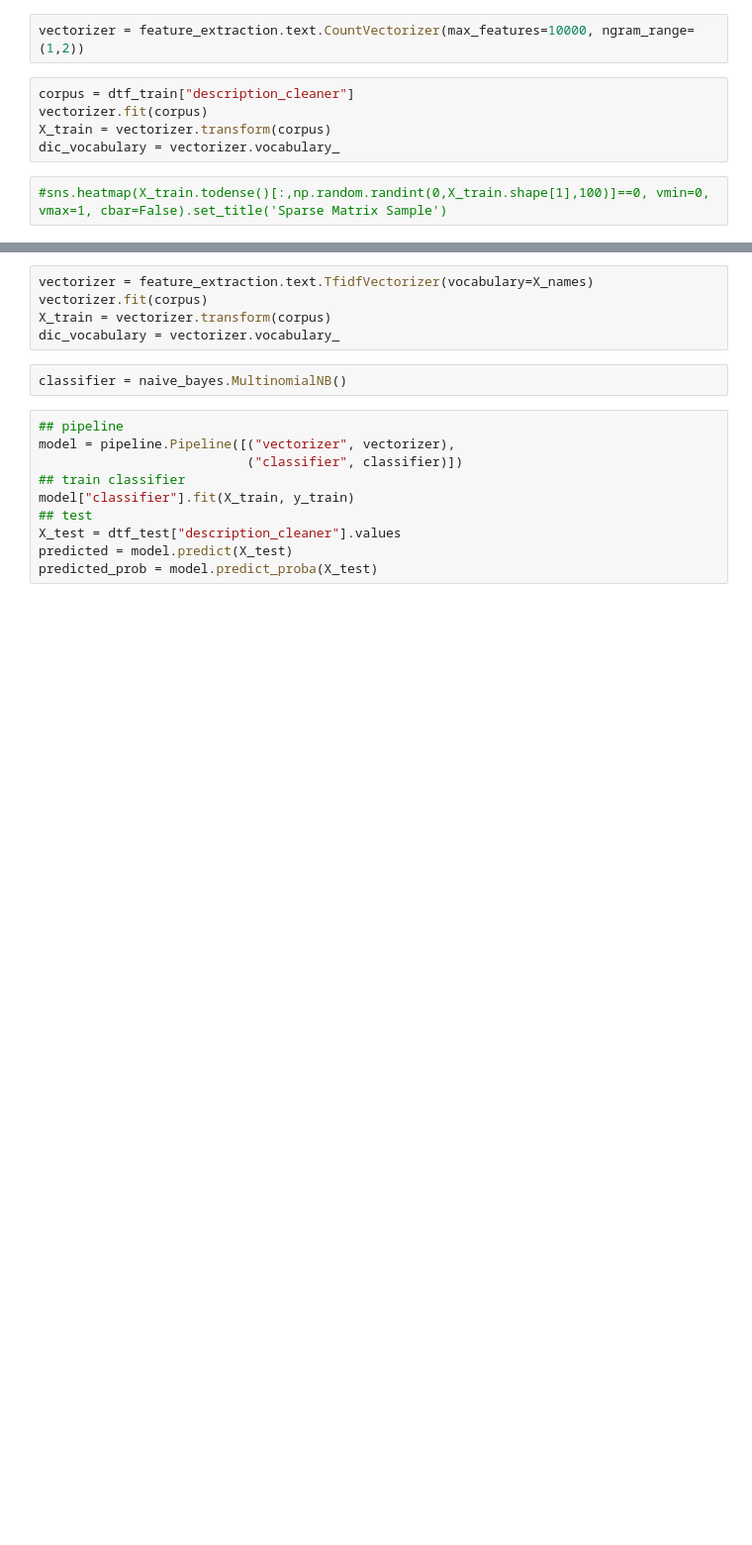
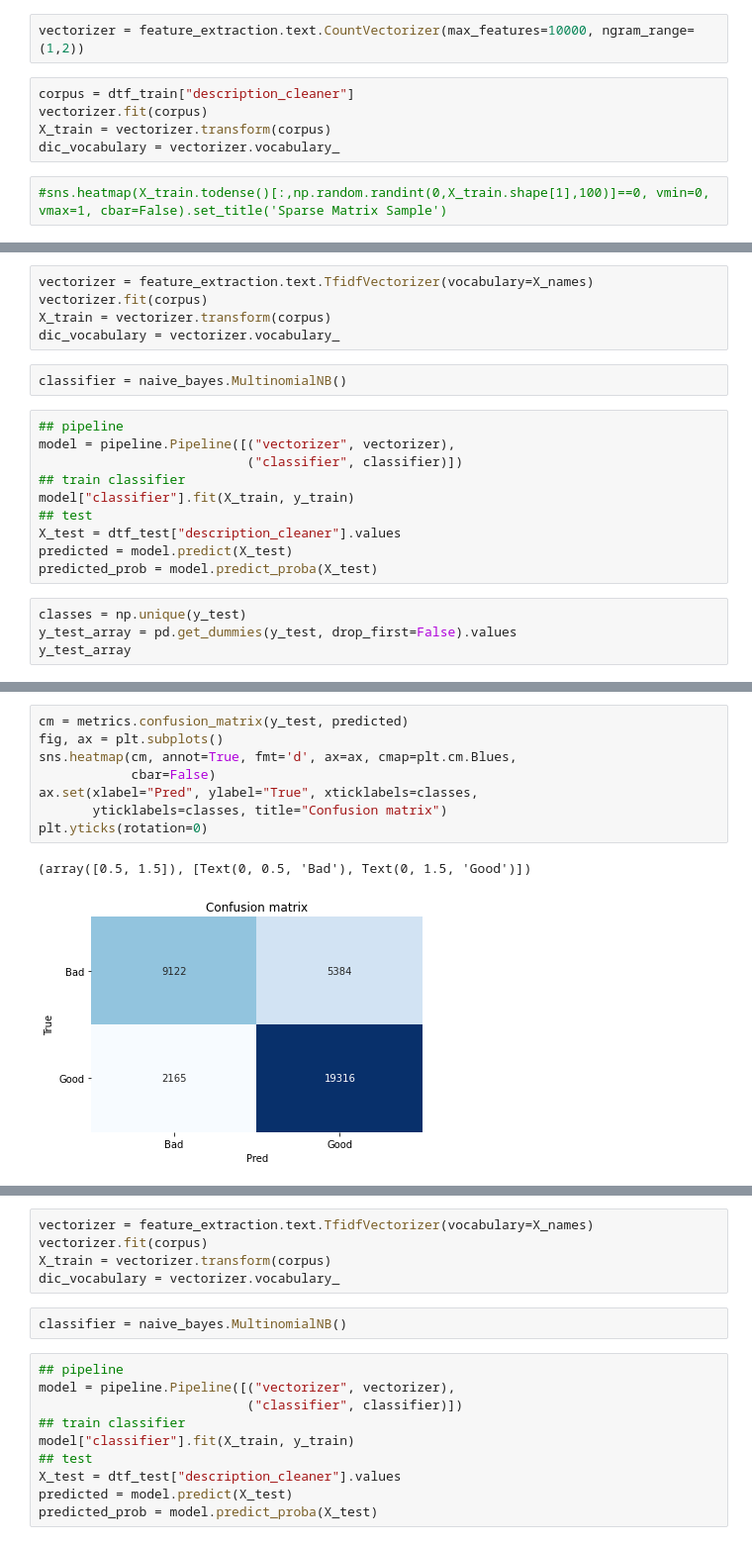
Before and after one commit to rahilanath/Final_Project, a Jupyter notebook: text_analysis.ipynb, the cells around one changed output, grey strips where cells are left out. Shown at 99% size. Drawn from its saved outputs; the diff is of its cells as text; blank space fills up the shorter version.

```diff
--- a/text_analysis.ipynb
+++ b/text_analysis.ipynb
@@ -282,0 +312,21 @@ X_names = dtf_features["feature"].unique().tolist()
+# %%
+vectorizer = feature_extraction.text.TfidfVectorizer(vocabulary=X_names)
+vectorizer.fit(corpus)
+X_train = vectorizer.transform(corpus)
+dic_vocabulary = vectorizer.vocabulary_
+# %%
+classifier = naive_bayes.MultinomialNB()
+# %%
+## pipeline
+model = pipeline.Pipeline([("vectorizer", vectorizer),
+                           ("classifier", classifier)])
+## train classifier
+model["classifier"].fit(X_train, y_train)
+## test
+X_test = dtf_test["description_cleaner"].values
+predicted = model.predict(X_test)
+predicted_prob = model.predict_proba(X_test)
+# %%
+classes = np.unique(y_test)
+y_test_array = pd.get_dummies(y_test, drop_first=False).values
+y_test_array
@@ -282,0 +361,11 @@ X_names = dtf_features["feature"].unique().tolist()
+# %%
+cm = metrics.confusion_matrix(y_test, predicted)
+fig, ax = plt.subplots()
+sns.heatmap(cm, annot=True, fmt='d', ax=ax, cmap=plt.cm.Blues,
+            cbar=False)
+ax.set(xlabel="Pred", ylabel="True", xticklabels=classes,
+       yticklabels=classes, title="Confusion matrix")
+plt.yticks(rotation=0)
+# %% [output]
+(array([0.5, 1.5]), [Text(0, 0.5, 'Bad'), Text(0, 1.5, 'Good')])
+[figure, added]
```
Also changed, not shown: parts of 32 cells of this notebook, 11 other files.
